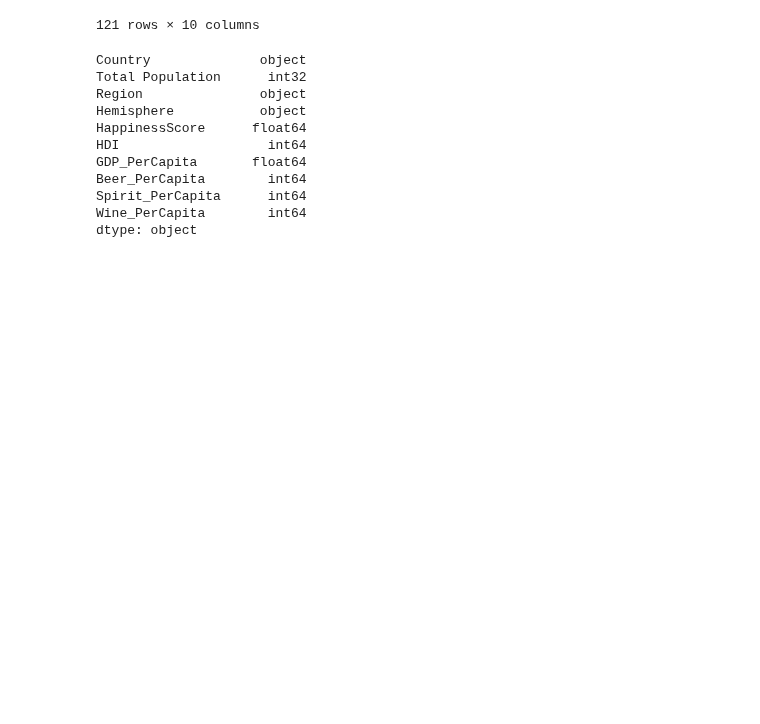
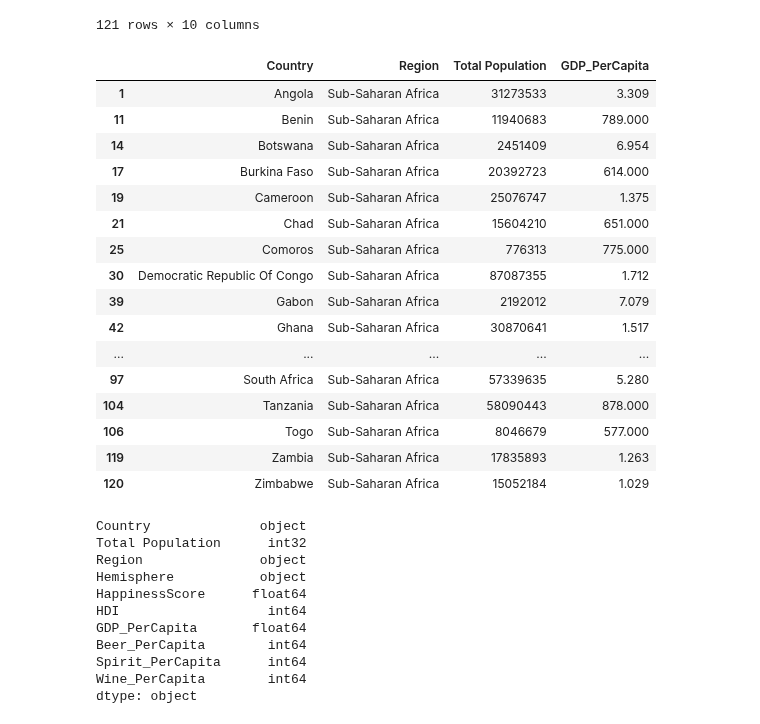
Before and after one commit to mattcaseycpa/project1, a Jupyter notebook: project.ipynb, the cells around one changed output. Saved outputs shown, nothing was run; the diff lists cells and outputs as text; code cells hidden in the pictures; blank space fills up the shorter version.

```diff
--- a/project.ipynb
+++ b/project.ipynb
@@ -100,6 +138,26 @@ merged_data
 | 119 | Zambia | 17835893 | Sub-Saharan Africa | south | 4.795 | 586 | 1.263 | ... |
 | 120 | Zimbabwe | 15052184 | Sub-Saharan Africa | south | 4.193 | 532 | 1.029 | ... |
 121 rows × 10 columns
+# %%
+merged_data.loc[merged_data["Region"] == "Sub-Saharan Africa", ["Country", "Region", "Total Population", "GDP_PerCapita"]]
+# %% [output]
+|  | Country | Region | Total Population | GDP_PerCapita |
+| 1 | Angola | Sub-Saharan Africa | 31273533 | 3.309 |
+| 11 | Benin | Sub-Saharan Africa | 11940683 | 789.000 |
+| 14 | Botswana | Sub-Saharan Africa | 2451409 | 6.954 |
+| 17 | Burkina Faso | Sub-Saharan Africa | 20392723 | 614.000 |
+| 19 | Cameroon | Sub-Saharan Africa | 25076747 | 1.375 |
+| 21 | Chad | Sub-Saharan Africa | 15604210 | 651.000 |
+| 25 | Comoros | Sub-Saharan Africa | 776313 | 775.000 |
+| 30 | Democratic Republic Of Congo | Sub-Saharan Africa | 87087355 | 1.712 |
+| 39 | Gabon | Sub-Saharan Africa | 2192012 | 7.079 |
+| 42 | Ghana | Sub-Saharan Africa | 30870641 | 1.517 |
+| ... | ... | ... | ... | ... |
+| 97 | South Africa | Sub-Saharan Africa | 57339635 | 5.280 |
+| 104 | Tanzania | Sub-Saharan Africa | 58090443 | 878.000 |
+| 106 | Togo | Sub-Saharan Africa | 8046679 | 577.000 |
+| 119 | Zambia | Sub-Saharan Africa | 17835893 | 1.263 |
+| 120 | Zimbabwe | Sub-Saharan Africa | 15052184 | 1.029 |
 # %%
 merged_data.dtypes
 # %% [output]
```
Also changed, not shown: parts of 4 cells of this notebook.
